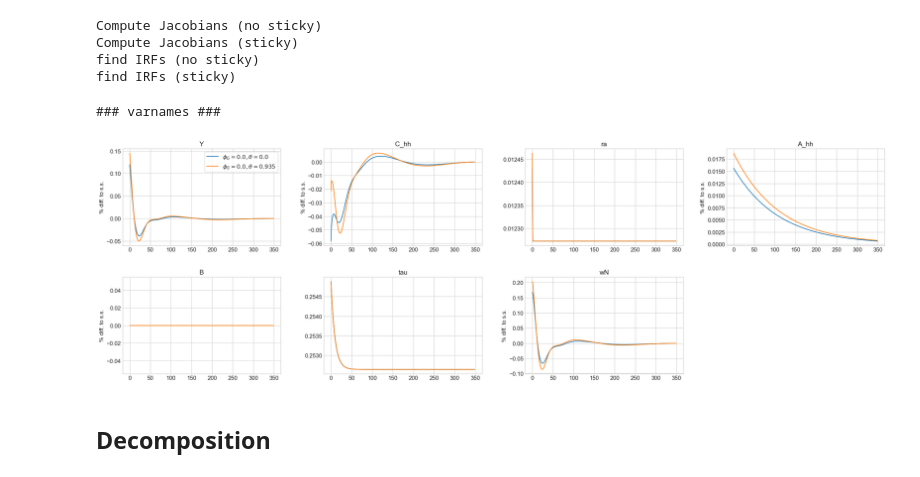
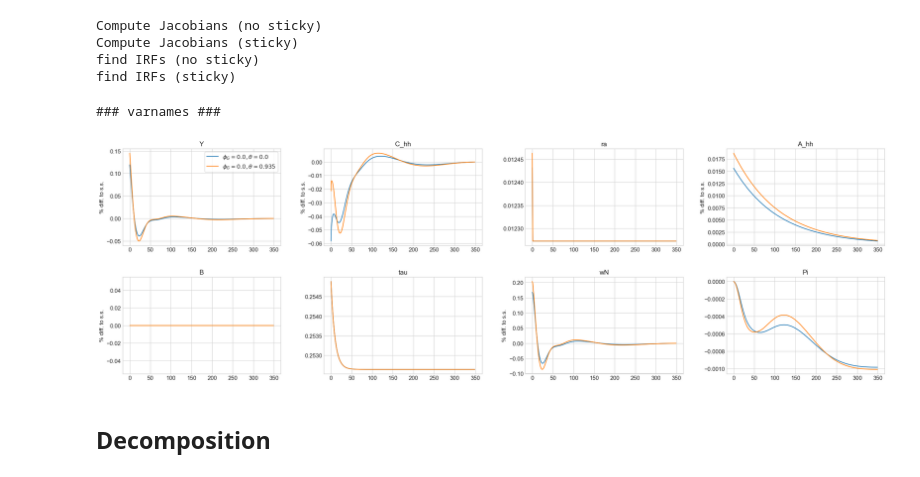
Before and after one commit to YanWin/StickyInformationHANK, a Jupyter notebook: notebooks/Replication_Notebooks/Fiscal_Policy_Analysis.ipynb, the cells around one changed output. Cells and saved outputs as stored; diff of their text form; code cells hidden in the pictures.

```diff
--- a/notebooks/Replication_Notebooks/Fiscal_Policy_Analysis.ipynb
+++ b/notebooks/Replication_Notebooks/Fiscal_Policy_Analysis.ipynb
@@ -84,13 +84,13 @@ find IRFs (sticky)
 # %%
 models = [model, model_sticky]
 labels = [f'$\phi_G = {m.par.phi_G}, \\theta = {m.par.inattention}$' for m in models]
-paths_short = ['Y', 'C_hh', 'ra', 'A_hh', 'B', 'tau', 'wN']
-lvl_value = ['eg', 'eg_direct', 'eg_distribution', 'eg_debt', 'eg_transfer', 'ez', 'em', 'r', 'ra', 'tau', 'rk']
+paths_short = ['Y', 'C_hh', 'ra', 'A_hh', 'B', 'tau', 'wN','Pi']
+lvl_value = ['eg', 'eg_direct', 'eg_distribution', 'eg_debt', 'eg_transfer', 'ez', 'em', 'r', 'ra', 'tau', 'rk','Pi']
 model.compare_IRFs(models, labels, paths_short, lvl_value=lvl_value,# facs=facs,
                    do_linear=True, do_non_linear=False, do_targets=False, do_shocks=False)
 # %% [output]
 ### varnames ###
-[figure, old version]
+[figure, new version]
 # %% [markdown]
 ## Decomposition
 # %%
```
Also changed, not shown: 4 other files.
